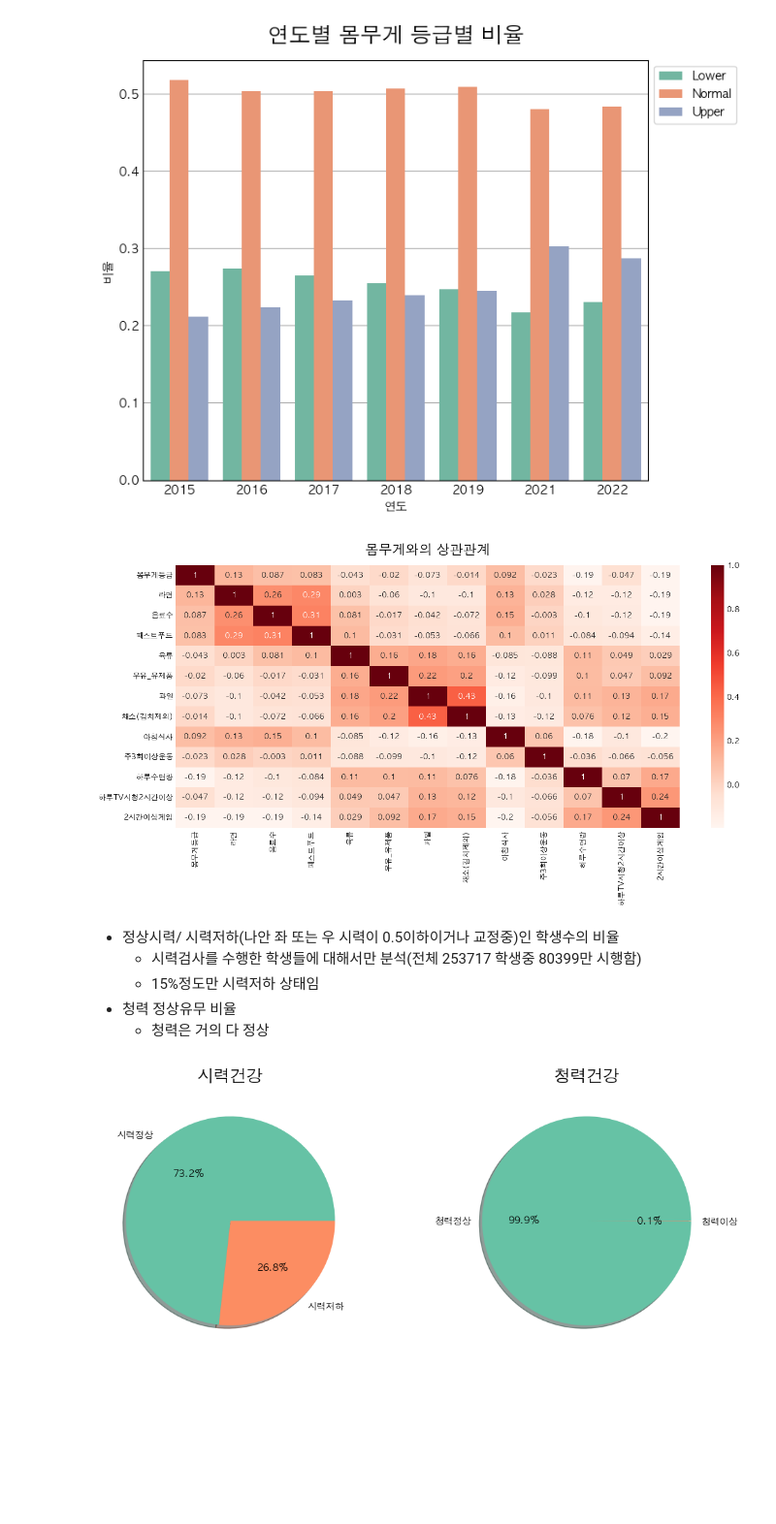
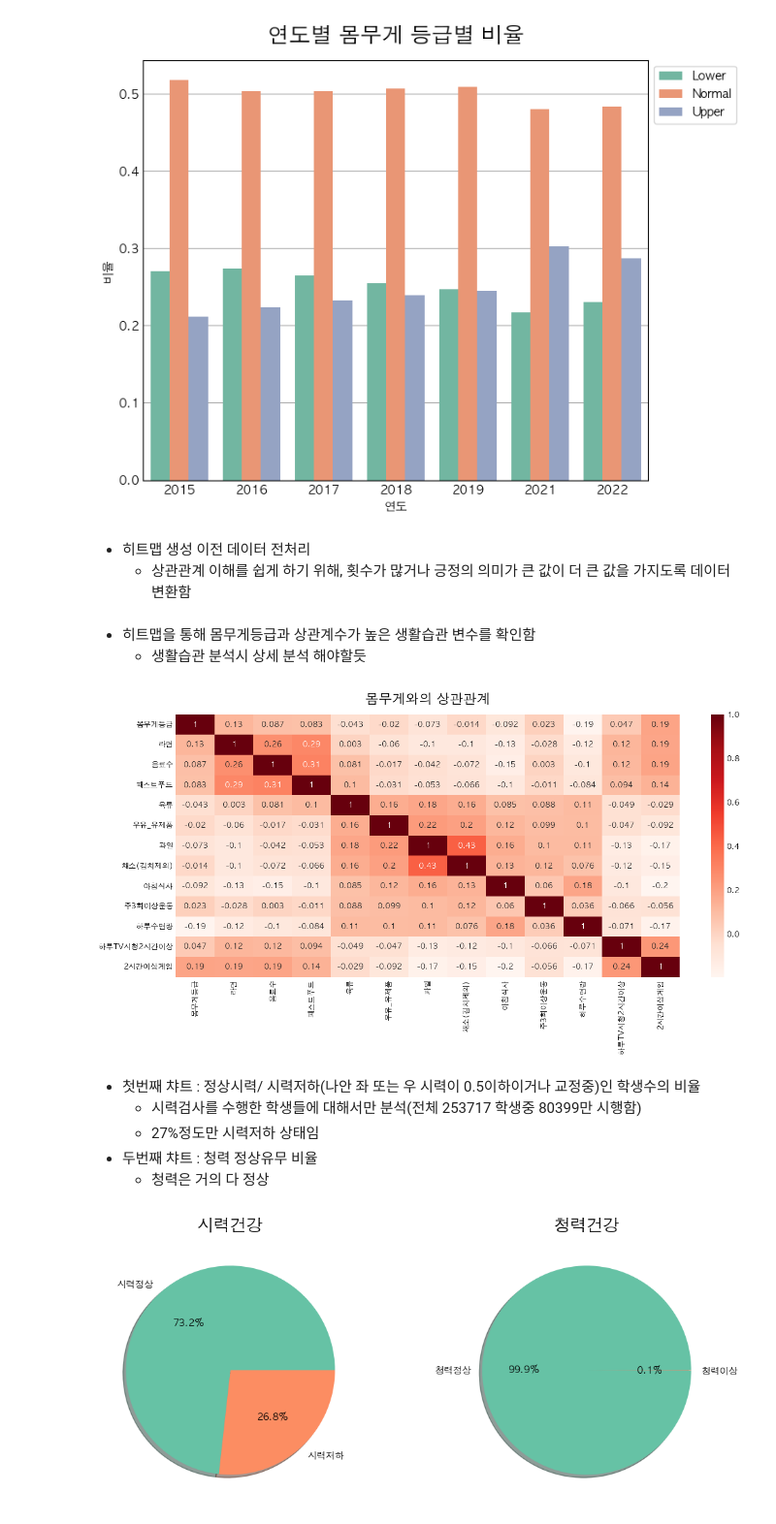
Before and after one commit to wooyeon83/AIBP_Team_Project, a Jupyter notebook: src/PRJ_02_Data_Analyze_Visualization_cwy.ipynb, the cells around one changed output. Shown at 97% size. Drawn from its saved outputs; the diff is of its cells as text; code cells hidden in the pictures; blank space fills up the shorter version.

```diff
--- a/src/PRJ_02_Data_Analyze_Visualization_cwy.ipynb
+++ b/src/PRJ_02_Data_Analyze_Visualization_cwy.ipynb
@@ -173,12 +171,12 @@ fig.subplots_adjust(left=0.1, right=0.9, top=0.85, bottom=0.2, wspace=0.4)
     * 최솟값(IQR 1사분위값에서 1.5배 낮은 범위의 값) : box plot 에서 이상치 제거시 사용
     * 최대값(IQR 3사분위값에서 1.5배 높은 범위의 값) : box plot 에서 이상치 제거시 사용
 # %%
-df4 = df
-df4['몸무게 대비 키 비율'] = df['몸무게_kg']/df['키_cm'] * 100
+df1 = df
+df1['몸무게 대비 키 비율'] = df['몸무게_kg']/df['키_cm'] * 100
 
 # 몸무게 대비 비율로 Lower, Normer, Upper 등급 분류하기
-Q1 = df4['몸무게 대비 키 비율'].quantile(0.25)
-Q3 = df4['몸무게 대비 키 비율'].quantile(0.75)
+Q1 = df1['몸무게 대비 키 비율'].quantile(0.25)
+Q3 = df1['몸무게 대비 키 비율'].quantile(0.75)
 
 # IQR 계산
 IQR = Q3 - Q1
@@ -188,10 +186,10 @@ lower_fence = Q1 - 1.5 * IQR
 
 print('IQR:' , IQR, 'Q3:', Q3, 'Q1:', Q1, 'Upper기준:', upper_fence,'초과 ', 'Lower기준:', lower_fence, '미만 ')
 
-df4.loc[df4['몸무게 대비 키 비율'] < Q1, '몸무게등급'] = 'Lower'
-df4.loc[df4['몸무게 대비 키 비율'] > Q3, '몸무게등급'] = 'Upper'
-df4['몸무게등급'] = df4['몸무게등급'].fillna('Normal')
-df4[['학년도', '학년', '몸무게_kg', '키_cm', '몸무게 대비 키 비율', '몸무게등급']].head()
+df1.loc[df1['몸무게 대비 키 비율'] < Q1, '몸무게등급'] = 'Lower'
+df1.loc[df1['몸무게 대비 키 비율'] > Q3, '몸무게등급'] = 'Upper'
+df1['몸무게등급'] = df1['몸무게등급'].fillna('Normal')
+df1[['학년도', '학년', '몸무게_kg', '키_cm', '몸무게 대비 키 비율', '몸무게등급']].head()
 # %% [output]
 IQR: 8.640150062616208 Q3: 29.232827086144297 Q1: 20.59267702352809 Upper기준: 42.193052180068605 초과  Lower기준: 7.6324519296037785 미만
 |  | 학년도 | 학년 | 몸무게_kg | 키_cm | 몸무게 대비 키 비율 | 몸무게등급 |
@@ -247,15 +242,40 @@ df6.loc[:, '몸무게등급'] = df6['몸무게등급'].map(mapping).astype(int)
+# %% [markdown]
+* 히트맵 생성 이전 데이터 전처리
+    * 상관관계 이해를 쉽게 하기 위해, 횟수가 많거나 긍정의 의미가 큰 값이 더 큰 값을 가지도록 데이터 변환함
+# %%
+df2 = df1[['몸무게등급', '라면', '음료수','패스트푸드', '육류', '우유_유제품', '과일',
+           '채소(김치제외)', '아침식사', '주3회이상운동', '하루수면량', '하루TV시청2시간이상',
+            '2시간이상게임']]
+mapping = {'Lower':1, 'Normal':2, 'Upper':3}
+df2.loc[:, '몸무게등급'] = df2['몸무게등급'].map(mapping).astype(int)
+# 아침식사 ① 거의 꼭 먹음 ② 대체로 먹음 ③ 대체로 안 먹음 ④ 거의 안 먹음
+mapping = {1 : 4, 2 : 3, 3 : 2, 4: 1}
+df2.loc[:, '아침식사'] = df2['아침식사'].map(mapping)
+# 주3회이상운동 ①예 ②아니오
+df2.loc[(df2['주3회이상운동'] != 1) & (df2['주3회이상운동'] != 2), '주3회이상운동'] = None
+mapping = {1 : 2, 2 : 1}
+df2.loc[:, '주3회이상운동'] = df2['주3회이상운동'].map(mapping)
+# 하루TV시청2시간이상 ①예 ②아니오
+df2.loc[(df2['하루TV시청2시간이상'] != 1) & (df2['하루TV시청2시간이상'] != 2), '하루TV시청2시간이상'] = None
+mapping = {1 : 2, 2 : 1}
+df2.loc[:, '하루TV시청2시간이상'] = df2['하루TV시청2시간이상'].map(mapping)
+# 2시간이상게임 ①예 ②아니오
+mapping = {1 : 2, 2 : 1}
+df2.loc[:, '2시간이상게임'] = df2['2시간이상게임'].map(mapping)
+# %% [markdown]
+* 히트맵을 통해 몸무게등급과 상관계수가 높은 생활습관 변수를 확인함
+    * 생활습관 분석시 상세 분석 해야할듯
 # %%
-#몸무게등급, 라면, 음료수, 패스트푸드, 육류, 우유_유제품, 과일, 채소(김치제외), 아침식사, 주3회이상운동, 하루수면량, 하루TV시청2시간이상, 2시간이상게임
 plt.figure(figsize=(12, 5))
-sns.heatmap(round(df6.corr(),3), cmap='Reds', annot=True)
+sns.heatmap(round(df2.corr(),3), cmap='Reds', annot=True)
 plt.title('몸무게와의 상관관계', fontdict=font, pad=15)
 plt.show()
 # %% [output]
-[figure, old version]
+[figure, new version]
 # %% [markdown]
-* 정상시력/ 시력저하(나안 좌 또는 우 시력이 0.5이하이거나 교정중)인 학생수의 비율
+* 첫번째 챠트 : 정상시력/ 시력저하(나안 좌 또는 우 시력이 0.5이하이거나 교정중)인 학생수의 비율
     * 시력검사를 수행한 학생들에 대해서만 분석(전체 253717 학생중 80399만 시행함)
-    * 15%정도만 시력저하 상태임
-* 청력 정상유무 비율
+    * 27%정도만 시력저하 상태임
+* 두번째 챠트 : 청력 정상유무 비율
     * 청력은 거의 다 정상
 # %%
```
Also changed, not shown: parts of 22 cells of this notebook.
